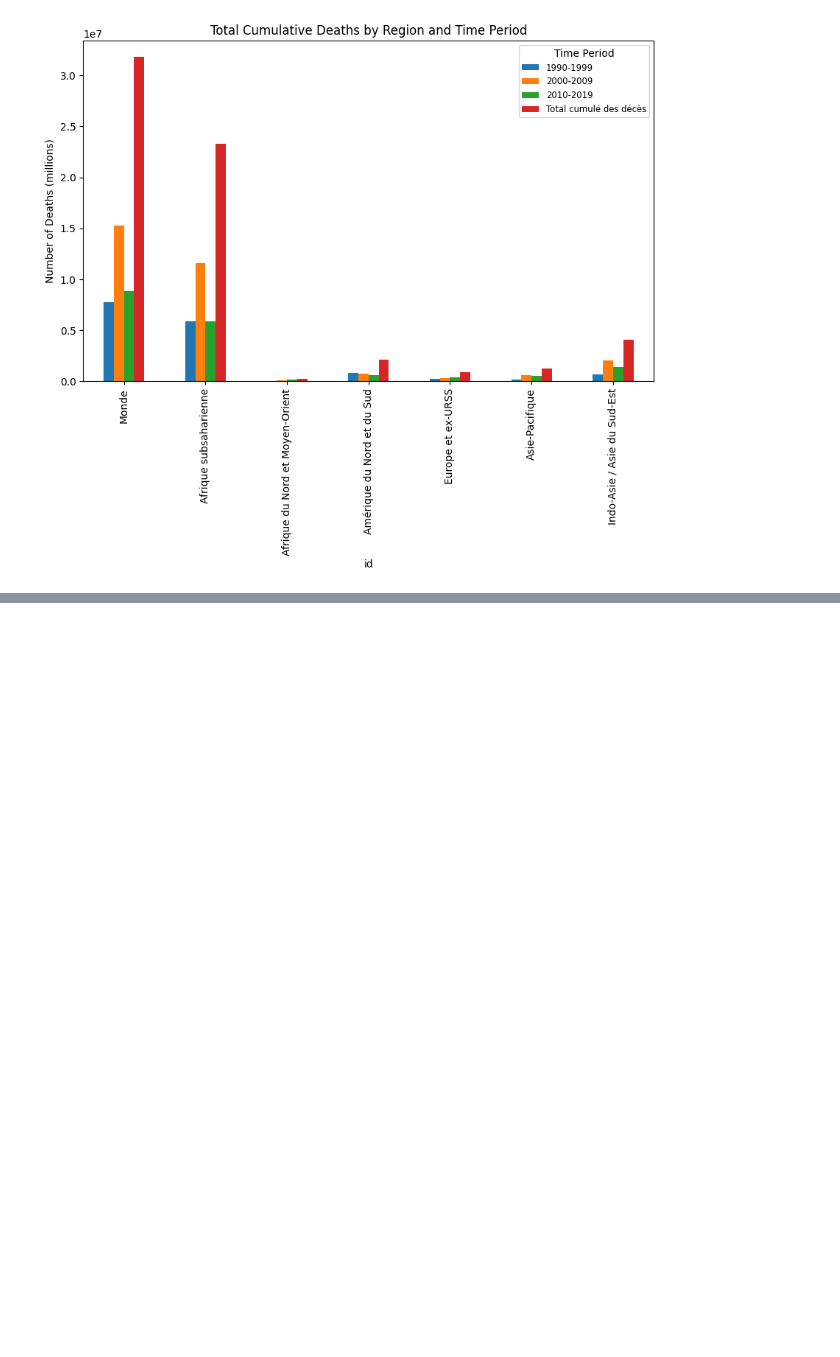
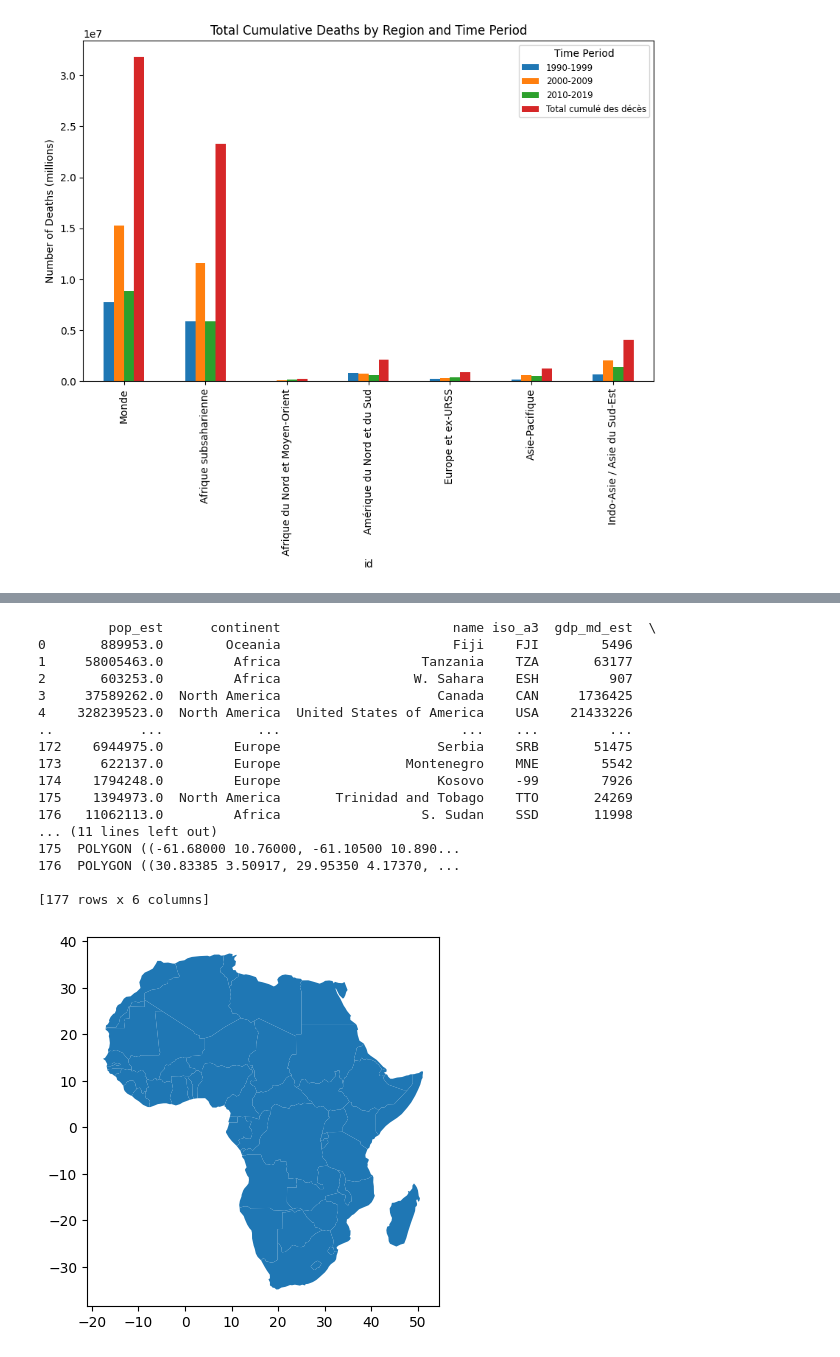
Before and after one commit to CodeMasterRU/Cida_Evolution, a Jupyter notebook: la_naissance.ipynb, the cells around one changed output, grey strips where cells are left out. Drawn from its saved outputs; the diff is of its cells as text; code cells hidden in the pictures; blank space fills up the shorter version.

```diff
--- a/la_naissance.ipynb
+++ b/la_naissance.ipynb
@@ -153,0 +184,29 @@ census.shape
+# %%
+import geopandas as gpd
+import matplotlib.pyplot as plt
+world = gpd.read_file(gpd.datasets.get_path('naturalearth_lowres'))
+world.to_csv("world.csv", index=False)
+print(world)
+
+world = world[world.continent == 'Africa']
+world.plot()
+plt.show()
+# %% [output]
+         pop_est      continent                      name iso_a3  gdp_md_est  \
+0       889953.0        Oceania                      Fiji    FJI        5496
+1     58005463.0         Africa                  Tanzania    TZA       63177
+2       603253.0         Africa                 W. Sahara    ESH         907
+3     37589262.0  North America                    Canada    CAN     1736425
+4    328239523.0  North America  United States of America    USA    21433226
+..           ...            ...                       ...    ...         ...
+172    6944975.0         Europe                    Serbia    SRB       51475
+173     622137.0         Europe                Montenegro    MNE        5542
+174    1794248.0         Europe                    Kosovo    -99        7926
+175    1394973.0  North America       Trinidad and Tobago    TTO       24269
+176   11062113.0         Africa                  S. Sudan    SSD       11998
+... (11 lines left out)
+175  POLYGON ((-61.68000 10.76000, -61.10500 10.890...
+176  POLYGON ((30.83385 3.50917, 29.95350 4.17370, ...
+
+[177 rows x 6 columns]
+[figure, added]
```
Also changed, not shown: parts of 9 cells of this notebook, 7 other files.
